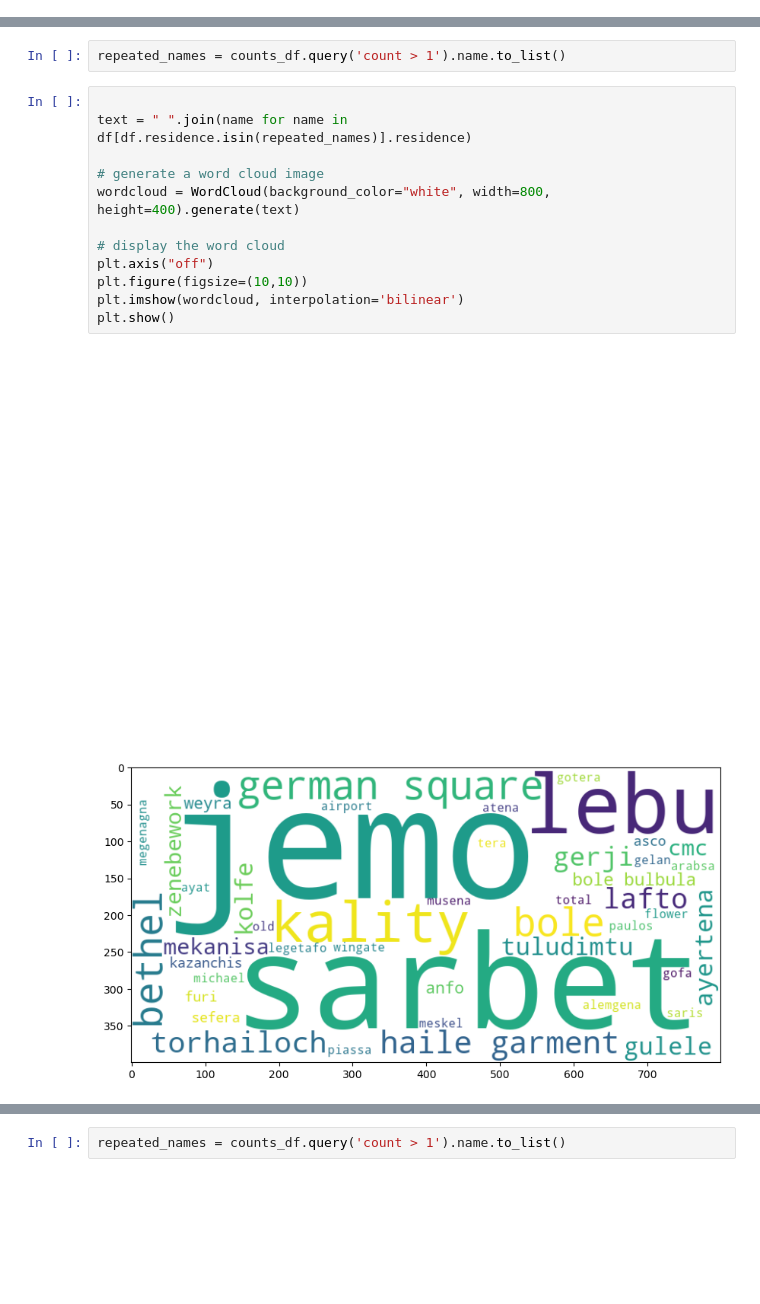
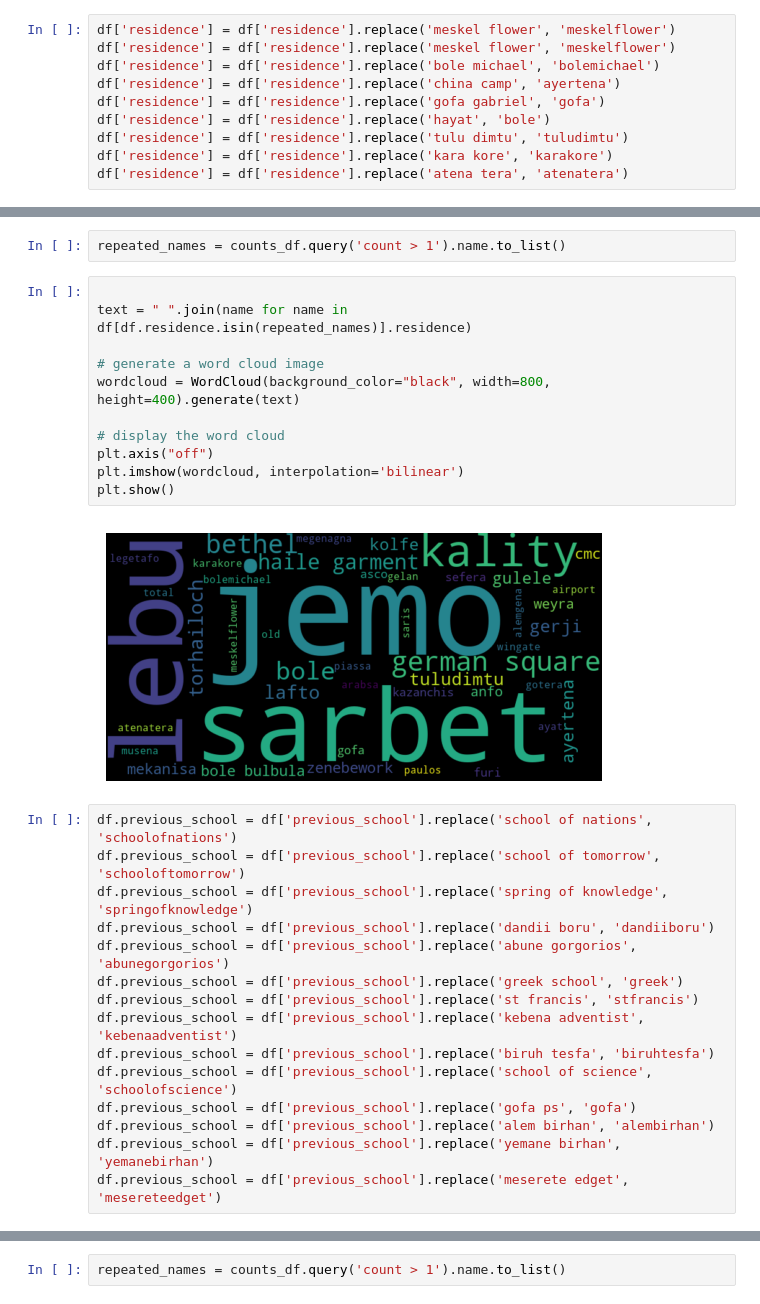
Before and after one commit to Ammon21/School-Data-Science-Project, a Jupyter notebook: notebooks/NLP.ipynb, the cells around one changed output, grey strips where cells are left out. Saved outputs shown, nothing was run; the diff lists cells and outputs as text; blank space fills up the shorter version.

```diff
--- a/notebooks/NLP.ipynb
+++ b/notebooks/NLP.ipynb
@@ -46,3 +66,13 @@ Name: residence, Length: 66, dtype: int64
+# %%
+df['residence'] = df['residence'].replace('meskel flower', 'meskelflower')
+df['residence'] = df['residence'].replace('meskel flower', 'meskelflower')
+df['residence'] = df['residence'].replace('bole michael', 'bolemichael')
+df['residence'] = df['residence'].replace('china camp', 'ayertena')
+df['residence'] = df['residence'].replace('gofa gabriel', 'gofa')
+df['residence'] = df['residence'].replace('hayat', 'bole')
+df['residence'] = df['residence'].replace('tulu dimtu', 'tuludimtu')
+df['residence'] = df['residence'].replace('kara kore', 'karakore')
+df['residence'] = df['residence'].replace('atena tera', 'atenatera')
 # %%
 # unique value counts
 counts_df = df['residence'].value_counts().rename_axis('name').reset_index(name='count')
@@ -66,15 +96,28 @@ repeated_names = counts_df.query('count > 1').name.to_list()
 # %%
 
 text = " ".join(name for name in df[df.residence.isin(repeated_names)].residence)
 
 # generate a word cloud image
-wordcloud = WordCloud(background_color="white", width=800, height=400).generate(text)
+wordcloud = WordCloud(background_color="black", width=800, height=400).generate(text)
 
 # display the word cloud
 plt.axis("off")
-plt.figure(figsize=(10,10))
 plt.imshow(wordcloud, interpolation='bilinear')
 plt.show()
 # %% [output]
-[figure, old version]
+[figure, new version]
-[figure, removed]
+# %%
+df.previous_school = df['previous_school'].replace('school of nations', 'schoolofnations')
+df.previous_school = df['previous_school'].replace('school of tomorrow', 'schooloftomorrow')
+df.previous_school = df['previous_school'].replace('spring of knowledge', 'springofknowledge')
+df.previous_school = df['previous_school'].replace('dandii boru', 'dandiiboru')
+df.previous_school = df['previous_school'].replace('abune gorgorios', 'abunegorgorios')
+df.previous_school = df['previous_school'].replace('greek school', 'greek')
+df.previous_school = df['previous_school'].replace('st francis', 'stfrancis')
+df.previous_school = df['previous_school'].replace('kebena adventist', 'kebenaadventist')
+df.previous_school = df['previous_school'].replace('biruh tesfa', 'biruhtesfa')
+df.previous_school = df['previous_school'].replace('school of science', 'schoolofscience')
+df.previous_school = df['previous_school'].replace('gofa ps', 'gofa')
+df.previous_school = df['previous_school'].replace('alem birhan', 'alembirhan')
+df.previous_school = df['previous_school'].replace('yemane birhan', 'yemanebirhan')
+df.previous_school = df['previous_school'].replace('meserete edget', 'mesereteedget')
```
Also changed, not shown: parts of 6 cells of this notebook.
